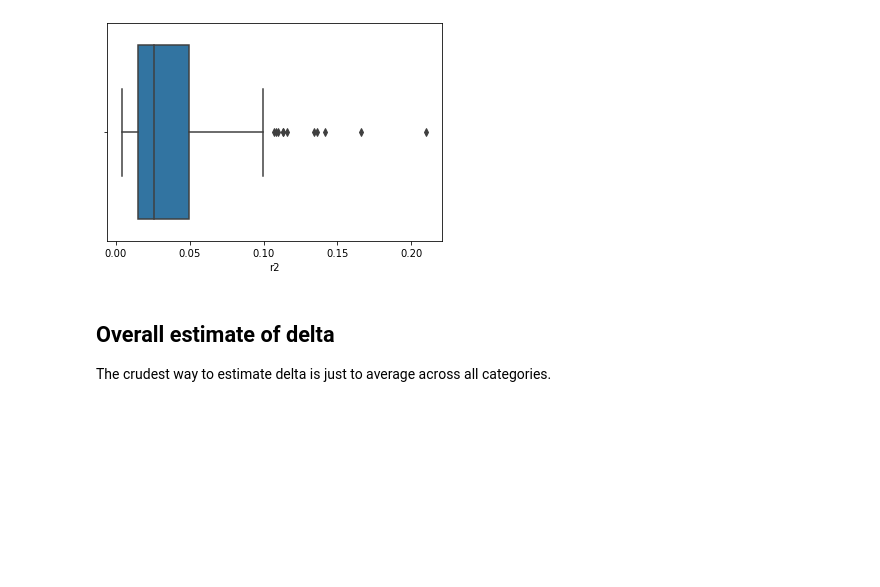
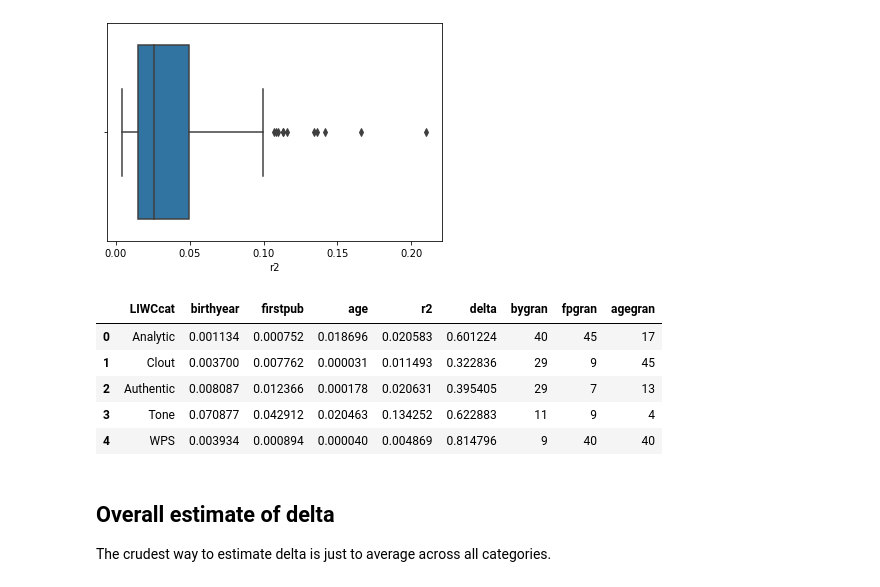
Before and after one commit to tedunderwood/period-cohort, a Jupyter notebook: regression/LIWCregression.ipynb, the cells around one changed output. Drawn from its saved outputs; the diff is of its cells as text; code cells hidden in the pictures; blank space fills up the shorter version.

```diff
--- a/regression/LIWCregression.ipynb
+++ b/regression/LIWCregression.ipynb
@@ -537,3 +537,12 @@ sns.boxplot(x = result.r2)
 # %% [output]
 <AxesSubplot:xlabel='r2'>
 [figure]
+# %%
+result.head()
+# %% [output]
+|  | LIWCcat | birthyear | firstpub | age | r2 | delta | bygran | fpgran | agegran |
+| 0 | Analytic | 0.001134 | 0.000752 | 0.018696 | 0.020583 | 0.601224 | 40 | 45 | 17 |
+| 1 | Clout | 0.003700 | 0.007762 | 0.000031 | 0.011493 | 0.322836 | 29 | 9 | 45 |
+| 2 | Authentic | 0.008087 | 0.012366 | 0.000178 | 0.020631 | 0.395405 | 29 | 7 | 13 |
+| 3 | Tone | 0.070877 | 0.042912 | 0.020463 | 0.134252 | 0.622883 | 11 | 9 | 4 |
+| 4 | WPS | 0.003934 | 0.000894 | 0.000040 | 0.004869 | 0.814796 | 9 | 40 | 40 |
```
Also changed, not shown: parts of 1 cell of this notebook, 1 other file.
